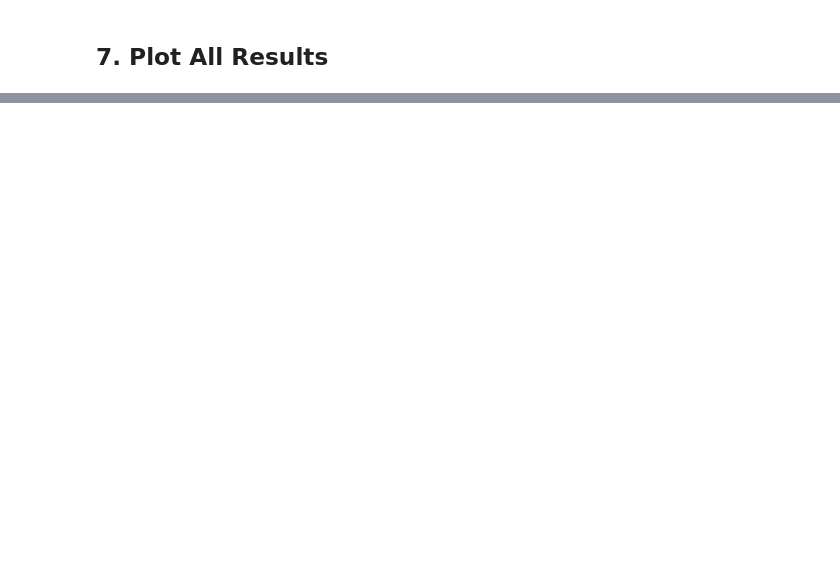
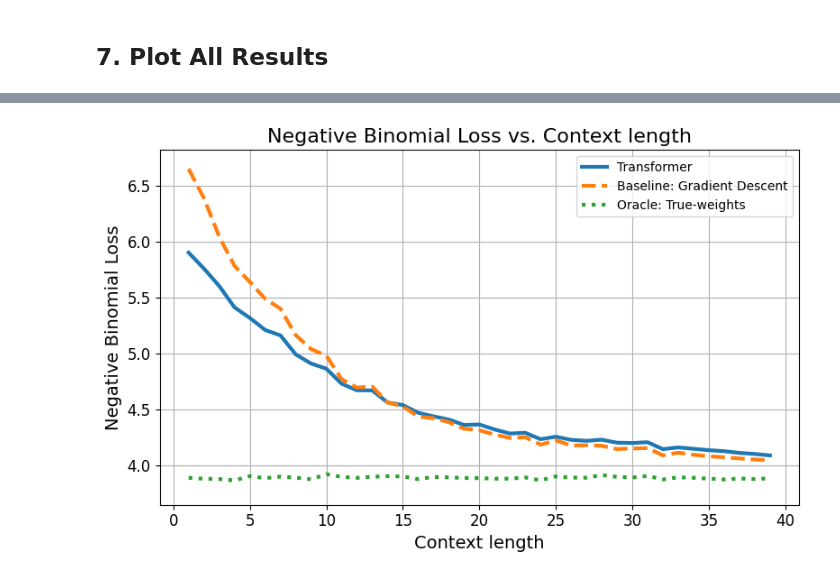
Before and after one commit to Logo96/in-context-learning-GLM, a Jupyter notebook: src/eval.ipynb, the cells around one changed output, grey strips where cells are left out. Saved outputs shown, nothing was run; the diff lists cells and outputs as text; code cells hidden in the pictures; blank space fills up the shorter version.

```diff
--- a/src/eval.ipynb
+++ b/src/eval.ipynb
@@ -228,0 +260,39 @@ plt.show()
+# %%
+import matplotlib.pyplot as plt
+
+loss_map = {"poisson": "Poisson", "nb": "Negative Binomial"}
+loss = loss_map.get(loss_type, loss_type)
+
+x_label = "Context length"
+y_label = f"{loss} Loss"
+title = f"{loss} Loss vs. Context length"
+
+ctx = list(range(1, n_train))
+plt.figure(figsize=(8, 5))
+
+plt.plot(ctx, trans_losses[1:], label="Transformer", linewidth=3)
+plt.plot(ctx, gd_losses, label="Baseline: Gradient Descent", linestyle="--", linewidth=3)
+plt.plot(ctx, true_losses, label="Oracle: True‑weights", linestyle=":", linewidth=3)
+# plt.plot(ctx, naive_losses, label="Naive: Mean", linestyle="-.", linewidth=3)
+
+# Compute dynamic y-limits based on 10th elements
+top_val = max(trans_losses)
+bot_val = min(true_losses)
+diff = top_val - bot_val
+top_lim = top_val + diff * 0.35
+bot_lim = bot_val - diff * 0.1
+if top_lim > 0:
+    top_val = top_lim
+
+plt.xlabel(x_label, fontsize=14)
+plt.ylabel(y_label, fontsize=14)
+plt.title(title, fontsize=16)
+plt.xticks(fontsize=12)
+plt.yticks(fontsize=12)
+plt.legend(loc="upper right", fontsize=10)
+plt.ylim(bot_lim, top_lim)
+plt.grid(True)
+plt.tight_layout()
+plt.show()
+# %% [output]
+[figure, added]
```
Also changed, not shown: parts of 6 cells of this notebook, 7 other files.
